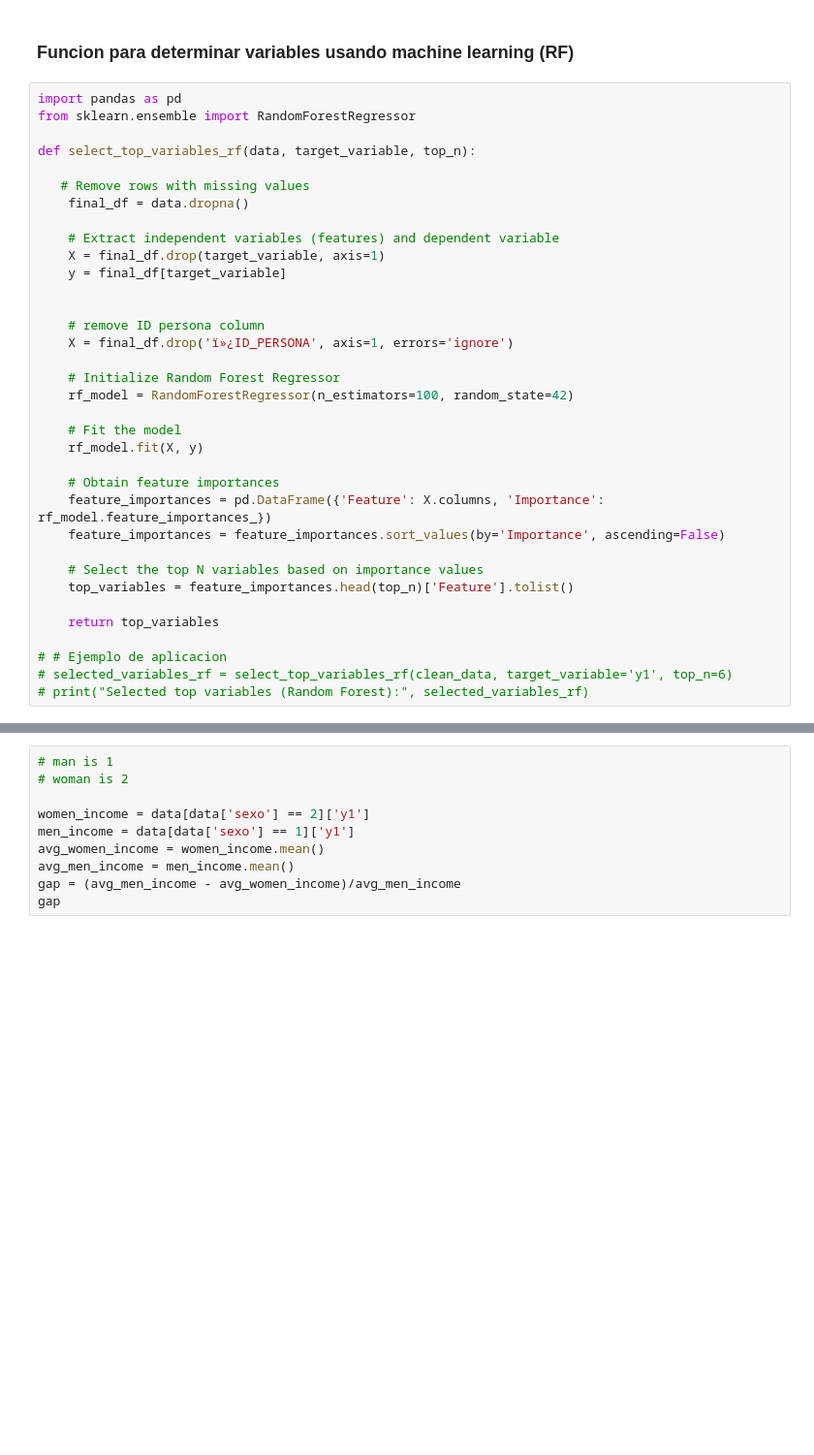
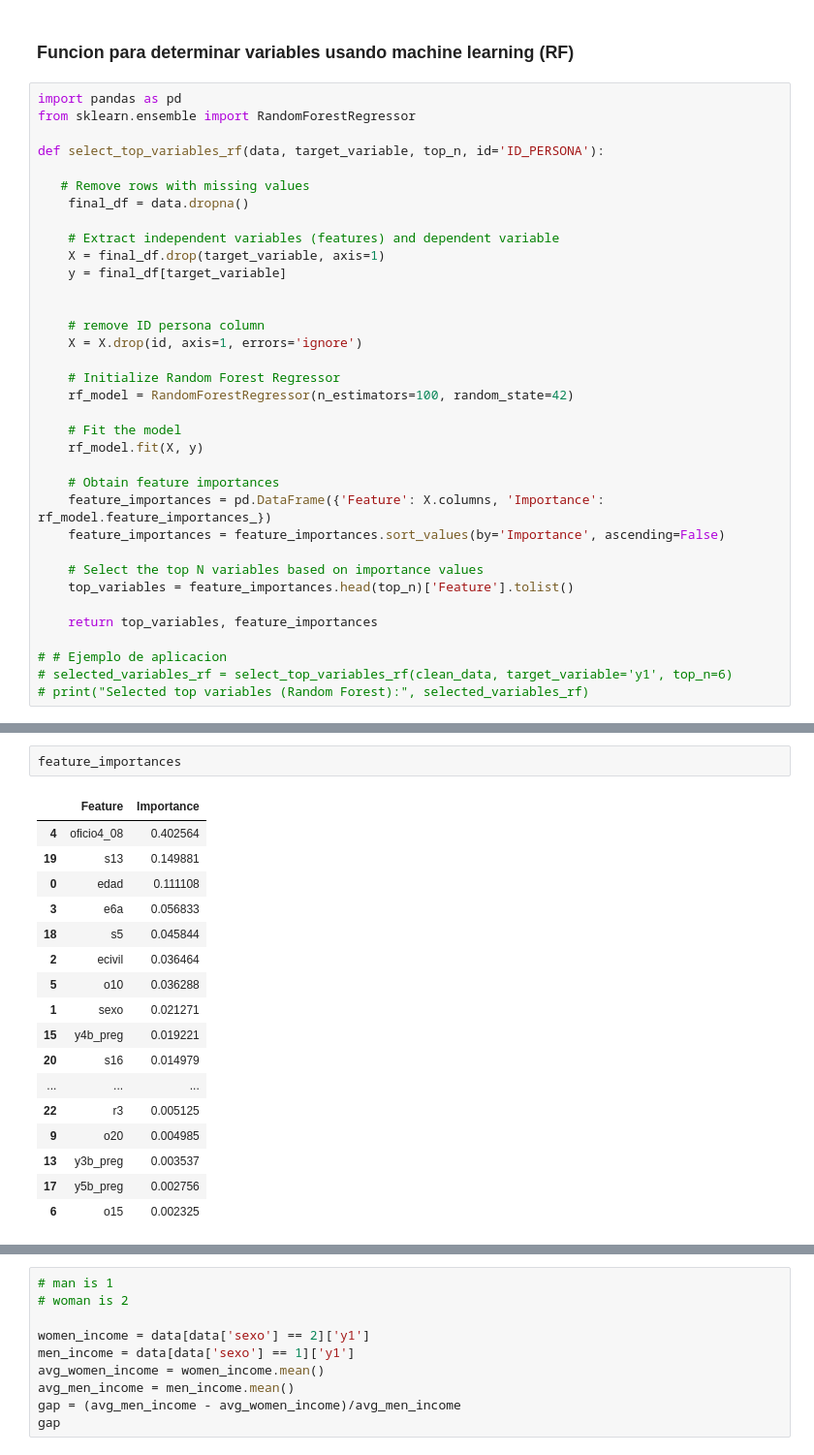
Before and after one commit to fabian-andesite/corma, a Jupyter notebook: BrechaSalarialForestalOficial.ipynb, the cells around one changed output, grey strips where cells are left out. Shown at 97% size. Saved outputs shown, nothing was run; the diff lists cells and outputs as text; blank space fills up the shorter version.

```diff
--- a/BrechaSalarialForestalOficial.ipynb
+++ b/BrechaSalarialForestalOficial.ipynb
@@ -83,7 +93,7 @@ result.describe()
 import pandas as pd
 from sklearn.ensemble import RandomForestRegressor
 
-def select_top_variables_rf(data, target_variable, top_n):
+def select_top_variables_rf(data, target_variable, top_n, id='ID_PERSONA'):
 
    # Remove rows with missing values
     final_df = data.dropna()
@@ -94,7 +104,7 @@ def select_top_variables_rf(data, target_variable, top_n):
 
 
     # remove ID persona column
-    X = final_df.drop('ï»¿ID_PERSONA', axis=1, errors='ignore')
+    X = X.drop(id, axis=1, errors='ignore')
 
     # Initialize Random Forest Regressor
     rf_model = RandomForestRegressor(n_estimators=100, random_state=42)
@@ -109,7 +119,7 @@ def select_top_variables_rf(data, target_variable, top_n):
     # Select the top N variables based on importance values
     top_variables = feature_importances.head(top_n)['Feature'].tolist()
 
-    return top_variables
+    return top_variables, feature_importances
 
 # # Ejemplo de aplicacion
 # selected_variables_rf = select_top_variables_rf(clean_data, target_variable='y1', top_n=6)
@@ -137,0 +138,20 @@ gap
+# %%
+feature_importances
+# %% [output]
+|  | Feature | Importance |
+| 4 | oficio4_08 | 0.402564 |
+| 19 | s13 | 0.149881 |
+| 0 | edad | 0.111108 |
+| 3 | e6a | 0.056833 |
+| 18 | s5 | 0.045844 |
+| 2 | ecivil | 0.036464 |
+| 5 | o10 | 0.036288 |
+| 1 | sexo | 0.021271 |
+| 15 | y4b_preg | 0.019221 |
+| 20 | s16 | 0.014979 |
+| ... | ... | ... |
+| 22 | r3 | 0.005125 |
+| 9 | o20 | 0.004985 |
+| 13 | y3b_preg | 0.003537 |
+| 17 | y5b_preg | 0.002756 |
+| 6 | o15 | 0.002325 |
```
Also changed, not shown: parts of 23 cells of this notebook.
